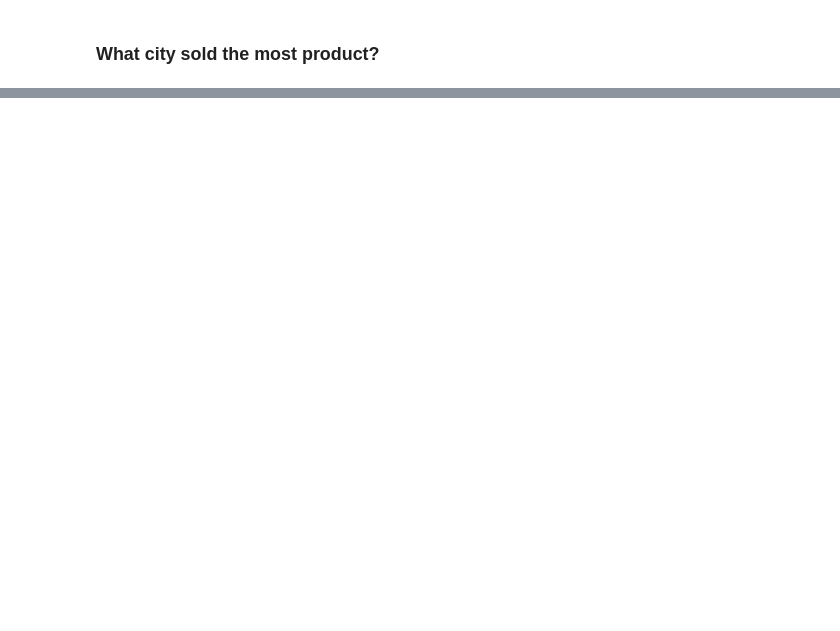
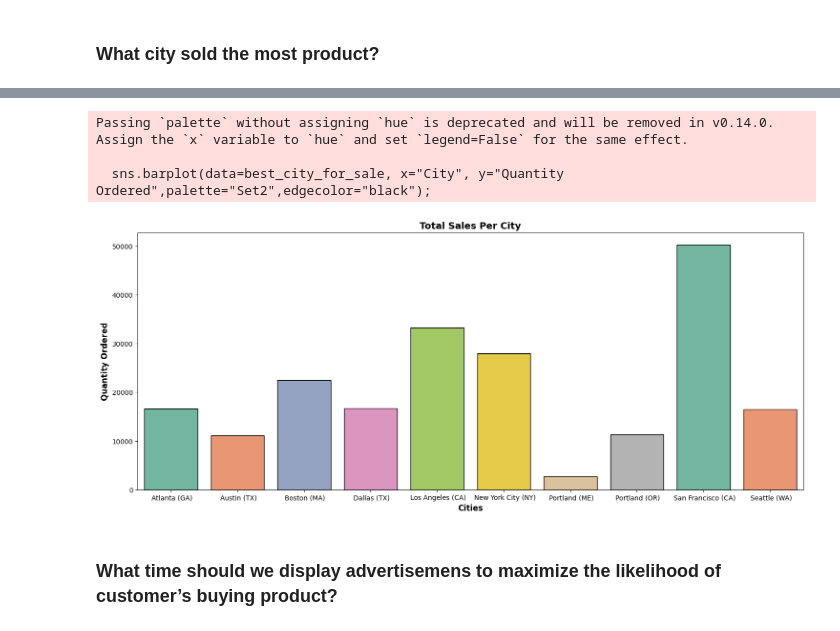
Before and after one commit to TanjiEvan/Python, a Jupyter notebook: Real-World Data Science Problems/Sales_Analysis.ipynb, the cells around one changed output, grey strips where cells are left out. Drawn from its saved outputs; the diff is of its cells as text; code cells hidden in the pictures; blank space fills up the shorter version.

```diff
--- a/Real-World Data Science Problems/Sales_Analysis.ipynb
+++ b/Real-World Data Science Problems/Sales_Analysis.ipynb
@@ -367,2 +377,5 @@ all_data.head()
 # %% [markdown]
 ### What city sold the most product?
+# %%
+best_city_for_sale=all_data.groupby("City").sum()["Quantity Ordered"]
+best_city_for_sale
@@ -368,0 +395,18 @@ all_data.head()
+# %%
+# Reset the index to convert the Series back to a DataFrame
+best_city_for_sale = best_city_for_sale.reset_index()
+# %%
+plt.figure(figsize=(18, 7))
+sns.barplot(data=best_city_for_sale, x="City", y="Quantity Ordered",palette="Set2",edgecolor="black");
+#max_sales = best_city_for_sale["Sales"].max()
+plt.xlabel("Cities", fontsize=12,fontweight='bold')
+plt.ylabel("Quantity Ordered", fontsize=12,fontweight='bold')
+plt.title("Total Sales Per City", fontsize=14,fontweight='bold')
+plt.show();
+# %% [output]
+Passing `palette` without assigning `hue` is deprecated and will be removed in v0.14.0. Assign the `x` variable to `hue` and set `legend=False` for the same effect.
+
+  sns.barplot(data=best_city_for_sale, x="City", y="Quantity Ordered",palette="Set2",edgecolor="black");
+[figure, added]
+# %% [markdown]
+### What time should we display advertisemens to maximize the likelihood of customer’s buying product?
```
Also changed, not shown: parts of 7 cells of this notebook.
